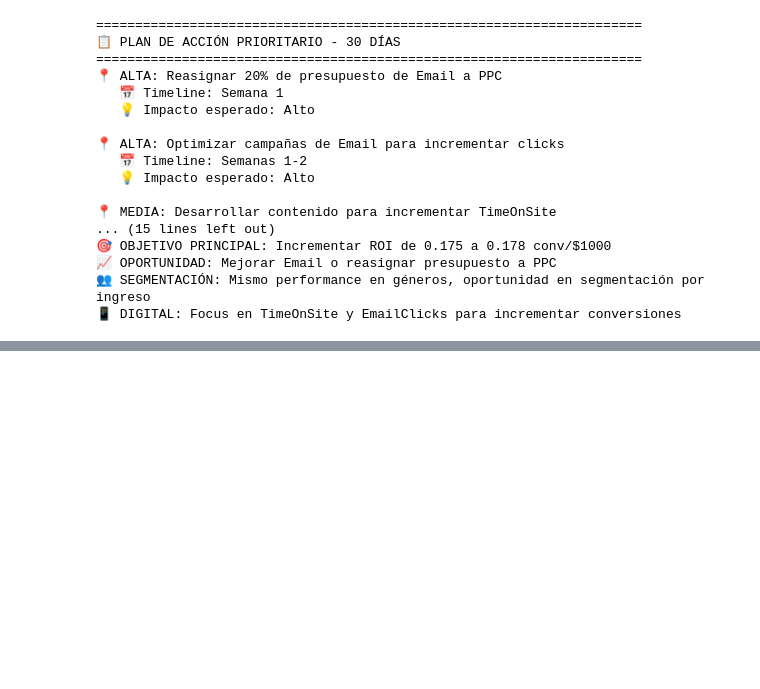
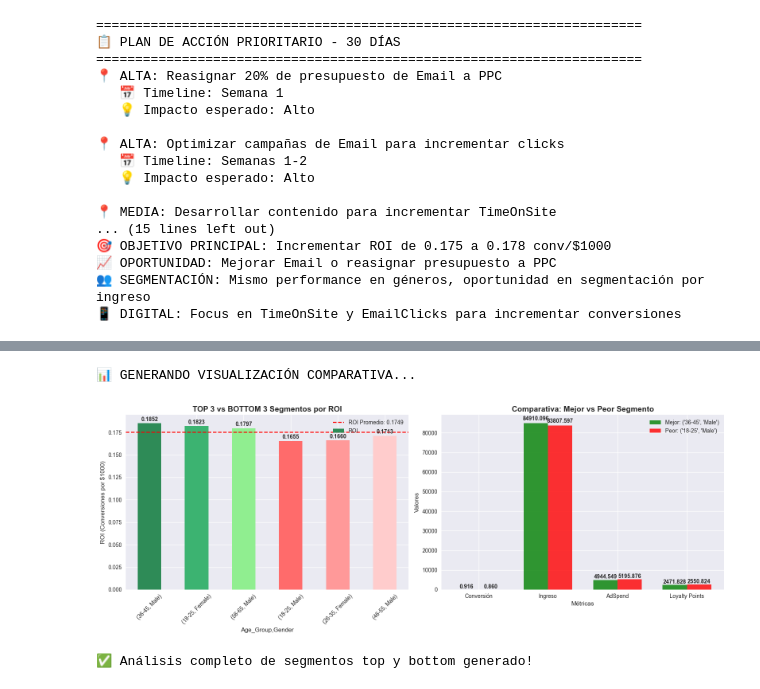
Before and after one commit to lucanvieira/Proyectos, a Jupyter notebook: MARKETING/Scripts/Analisis 10-10-2025.ipynb, the cells around one changed output, grey strips where cells are left out. Drawn from its saved outputs; the diff is of its cells as text; code cells hidden in the pictures; blank space fills up the shorter version.

```diff
--- a/MARKETING/Scripts/Analisis 10-10-2025.ipynb
+++ b/MARKETING/Scripts/Analisis 10-10-2025.ipynb
@@ -447,0 +1162,55 @@ print(f"📱 DIGITAL: Focus en TimeOnSite y EmailClicks para incrementar convers
+# %%
+# VISUALIZACIÓN COMPARATIVA
+print("\n📊 GENERANDO VISUALIZACIÓN COMPARATIVA...")
+
+fig, (ax1, ax2) = plt.subplots(1, 2, figsize=(16, 6))
+
+# Gráfico 1: Top 3 vs Bottom 3 segmentos
+all_segments_compare = pd.concat([top_segments, bottom_segments])
+colors = ['#2E8B57', '#3CB371', '#90EE90', '#FF6B6B', '#FF9999', '#FFCCCC']
+all_segments_compare.plot(kind='bar', ax=ax1, color=colors)
+ax1.set_title('TOP 3 vs BOTTOM 3 Segmentos por ROI', fontweight='bold', fontsize=14)
+ax1.set_ylabel('ROI (Conversiones por $1000)')
+ax1.tick_params(axis='x', rotation=45)
+ax1.axhline(y=segment_performance['ROI'].mean(), color='red', linestyle='--',
+           label=f'ROI Promedio: {segment_performance["ROI"].mean():.4f}')
+ax1.legend()
+
+# Añadir valores en las barras
+for i, v in enumerate(all_segments_compare):
+    ax1.text(i, v + 0.001, f'{v:.4f}', ha='center', va='bottom', fontweight='bold')
+
+# Gráfico 2: Comparativa de métricas del mejor vs peor segmento
+best_segment = top_segments.index[0]
+worst_segment = bottom_segments.index[0]
+
+comparison_metrics = ['Conversion', 'Income', 'AdSpend', 'LoyaltyPoints']
+best_values = [segment_performance.loc[best_segment, metric] for metric in comparison_metrics]
+worst_values = [segment_performance.loc[worst_segment, metric] for metric in comparison_metrics]
+
+x = np.arange(len(comparison_metrics))
+width = 0.35
+
+ax2.bar(x - width/2, best_values, width, label=f'Mejor: {best_segment}', alpha=0.8, color='green')
+ax2.bar(x + width/2, worst_values, width, label=f'Peor: {worst_segment}', alpha=0.8, color='red')
+
+ax2.set_xlabel('Métricas')
+ax2.set_ylabel('Valores')
+ax2.set_title('Comparativa: Mejor vs Peor Segmento', fontweight='bold', fontsize=14)
+ax2.set_xticks(x)
+ax2.set_xticklabels(['Conversión', 'Ingreso', 'AdSpend', 'Loyalty Points'])
+ax2.legend()
+
+# Formatear valores en el gráfico
+for i, (best, worst) in enumerate(zip(best_values, worst_values)):
+    ax2.text(i - width/2, best + best*0.01, f'{best:.3f}', ha='center', va='bottom', fontweight='bold')
+    ax2.text(i + width/2, worst + worst*0.01, f'{worst:.3f}', ha='center', va='bottom', fontweight='bold')
+
+plt.tight_layout()
+plt.show()
+
+print("✅ Análisis completo de segmentos top y bottom generado!")
+# %% [output]
+📊 GENERANDO VISUALIZACIÓN COMPARATIVA...
+[figure, added]
+✅ Análisis completo de segmentos top y bottom generado!
```
Also changed, not shown: parts of 19 cells of this notebook.
